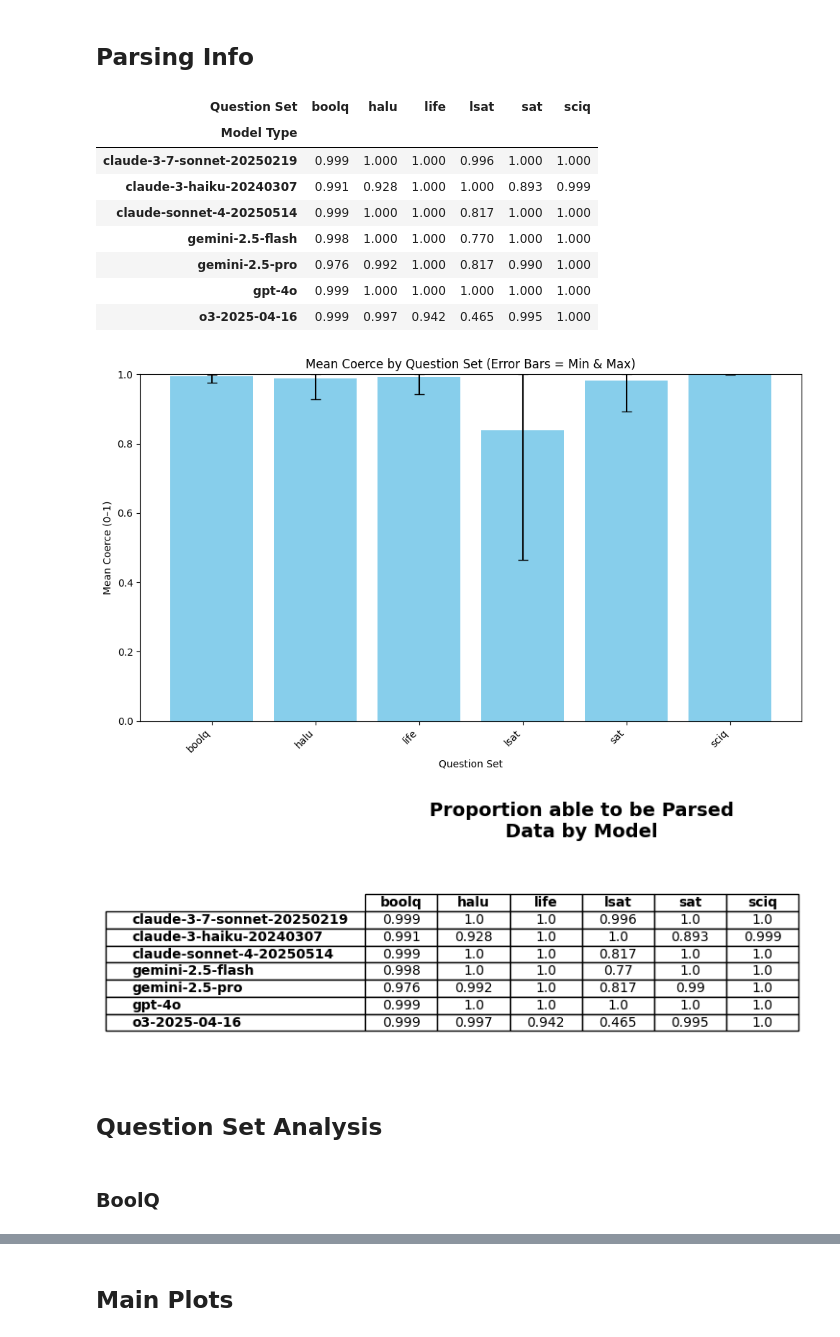
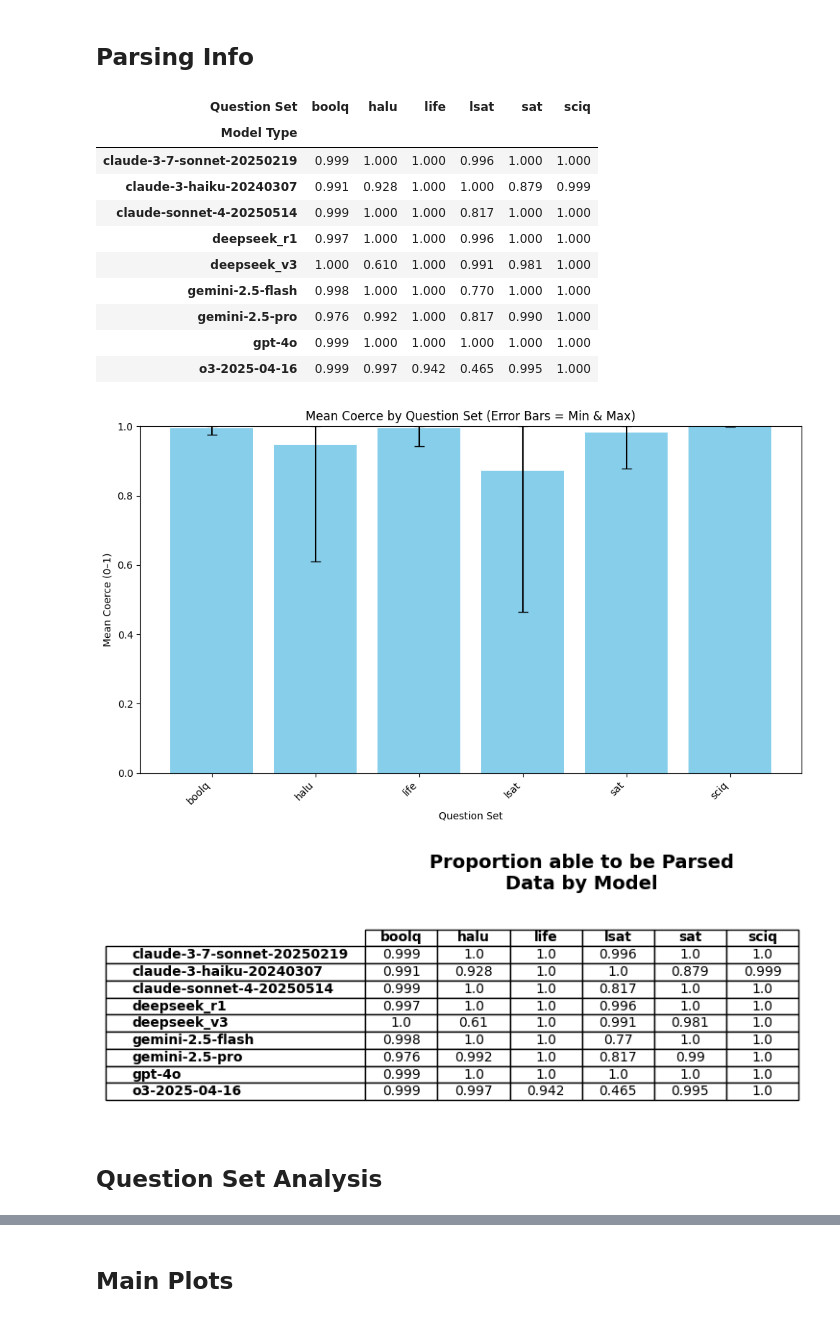
Before and after one commit to NoamMichael/Comparing-Confidence-in-LLMs, a Jupyter notebook: get_results_analysis.ipynb, the cells around one changed output, grey strips where cells are left out. Saved outputs shown, nothing was run; the diff lists cells and outputs as text; code cells hidden in the pictures.

Commit message:
4 plot summary

```diff
--- a/get_results_analysis.ipynb
+++ b/get_results_analysis.ipynb
@@ -1302,7 +1253,7 @@ for model_type, models in model_names.items():
 
             # --- Save it ---
 
-            save_file_path = os.path.join('NEW Parsed Results', model_type, model, filename + '.csv' )
+            save_file_path = os.path.join('Parsed Results', model_type, model, filename + '.csv' )
             Path(save_file_path).parent.mkdir(parents=True, exist_ok=True) # Make the path
 
 
@@ -1451,7 +1368,7 @@ import os
 import matplotlib.pyplot as plt
 from pathlib import Path
 
-base_dir = Path("NEW Parsed Results")  # change path if needed
+base_dir = Path("Parsed Results")  # change path if needed
 rows = []
 
 for provider in base_dir.iterdir():
@@ -1462,14 +1379,14 @@ for provider in base_dir.iterdir():
                     fname = csv_file.stem
                     question_set = fname.split("_")[0]
                     try:
+
                         df = pd.read_csv(csv_file)
-                        if 'coerce' in df.columns:
-                            mean_val = pd.to_numeric(df['coerce'], errors='coerce').mean()
-                            rows.append({
-                                "Model Type": model_type.name,
-                                "Question Set": question_set,
-                                "Mean Coerce": mean_val
-                            })
+                        mean_val = np.mean(df.dropna(axis=1, how='all').notna().all(axis=1)) # Drops any irrelevant columns and then sees if there are any rows with incomplete sections
+                        rows.append({
+                            "Model Type": model_type.name,
+                            "Question Set": question_set,
+                            "Mean Coerce": mean_val
+                        })
                     except Exception as e:
                         print(f"Error reading {csv_file}: {e}")
 
@@ -1510,33 +1427,35 @@ ax.axis('off')
 ax.set_title("Proportion able to be Parsed\nData by Model", fontweight='bold', fontsize=14, pad=20)
 table = ax.table(
     cellText=pivot_df.round(3).values,
     colLabels=pivot_df.columns,
     rowLabels=pivot_df.index,
     cellLoc='center',
     loc='center'
 )
 
 # Styling
 table.auto_set_font_size(False)
 table.set_fontsize(10)
 table.scale(1.2, 1.2)
 
 # Make header bold
 for (row, col), cell in table.get_celld().items():
     if row == 0 or col == -1:
         cell.set_text_props(weight='bold')
 
 plt.tight_layout()
 plt.show()
 # %% [output]
 | Question Set | boolq | halu | life | lsat | sat | sciq |
 | Model Type |  |  |  |  |  |  |
 | claude-3-7-sonnet-20250219 | 0.999 | 1.000 | 1.000 | 0.996 | 1.000 | 1.000 |
-| claude-3-haiku-20240307 | 0.991 | 0.928 | 1.000 | 1.000 | 0.893 | 0.999 |
+| claude-3-haiku-20240307 | 0.991 | 0.928 | 1.000 | 1.000 | 0.879 | 0.999 |
 | claude-sonnet-4-20250514 | 0.999 | 1.000 | 1.000 | 0.817 | 1.000 | 1.000 |
+| deepseek_r1 | 0.997 | 1.000 | 1.000 | 0.996 | 1.000 | 1.000 |
+| deepseek_v3 | 1.000 | 0.610 | 1.000 | 0.991 | 0.981 | 1.000 |
 | gemini-2.5-flash | 0.998 | 1.000 | 1.000 | 0.770 | 1.000 | 1.000 |
 | gemini-2.5-pro | 0.976 | 0.992 | 1.000 | 0.817 | 0.990 | 1.000 |
 | gpt-4o | 0.999 | 1.000 | 1.000 | 1.000 | 1.000 | 1.000 |
 | o3-2025-04-16 | 0.999 | 0.997 | 0.942 | 0.465 | 0.995 | 1.000 |
-[figure, old version]
+[figure, new version]
-[figure, old version]
+[figure, new version]
@@ -1543,4 +1492,2 @@ plt.show()
 # %% [markdown]
 ##  Question Set Analysis
-# %% [markdown]
-### BoolQ
```
Also changed, not shown: parts of 13 cells of this notebook.
